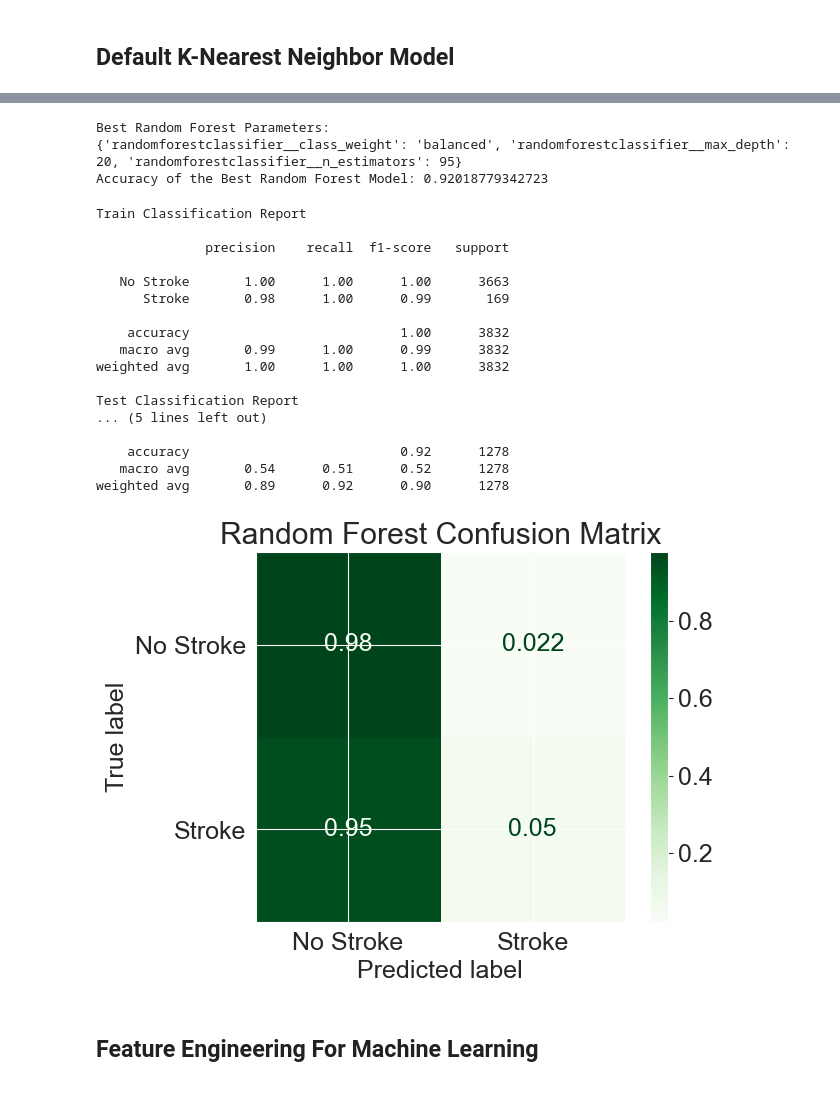
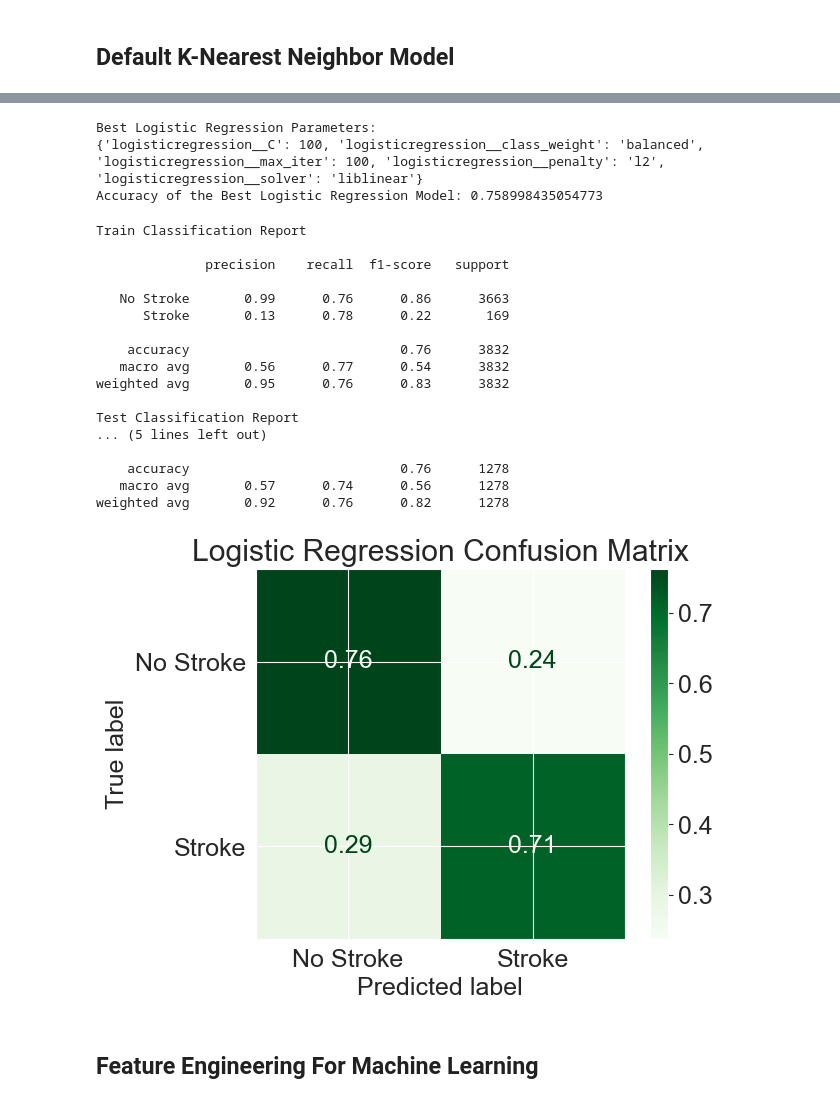
Before and after one commit to kevinbrnett/Project-2--Classification, a Jupyter notebook: Project_2_Part_4.ipynb, the cells around one changed output, grey strips where cells are left out. Cells and saved outputs as stored; diff of their text form; code cells hidden in the pictures.

```diff
--- a/Project_2_Part_4.ipynb
+++ b/Project_2_Part_4.ipynb
@@ -821,8 +820,15 @@ param_grid = {'randomforestclassifier__max_depth': range(9,21),
+# %%
+# Parameter Grid
+param_grid = {'logisticregression__C': [0.001, 0.01, 0.1, 1, 10, 100, 1000, 10000],
+              'logisticregression__class_weight': ['balanced', None],
+              'logisticregression__max_iter': [100, 1000, 2000],
+              'logisticregression__penalty': ['l2', 'l1'],
+              'logisticregression__solver': ['liblinear']}
 # %%
-rf_gridscv = GridSearchCV(rf_pipe, param_grid)
+lr_gridscv = GridSearchCV(lr_pipe, param_grid)
 
 # Fit on Train
-rf_gridscv.fit(X_train, y_train)
+lr_gridscv.fit(X_train, y_train)
 # %% [output]
 GridSearchCV(estimator=Pipeline(steps=[('columntransformer',
                                         ColumnTransformer(transformers=[('pipeline',
@@ -845,46 +850,48 @@ GridSearchCV(estimator=Pipeline(steps=[('columntransformer',
 # %%
 # Display best parameters for tuned model
-print('Best Random Forest Parameters:')
-print(rf_gridscv.best_params_)
-best_pipe = rf_gridscv.best_estimator_
-print(f'Accuracy of the Best Random Forest Model: {best_pipe.score(X_test, y_test)}')
+print('Best Logistic Regression Parameters:')
+print(lr_gridscv.best_params_)
+lr_best_pipe = lr_gridscv.best_estimator_
+print(f'Accuracy of the Best Logistic Regression Model: {lr_best_pipe.score(X_test, y_test)}')
 # %% [output]
-Best Random Forest Parameters:
-{'randomforestclassifier__class_weight': 'balanced', 'randomforestclassifier__max_depth': 20, 'randomforestclassifier__n_estimators': 95}
-Accuracy of the Best Random Forest Model: 0.92018779342723
+Best Logistic Regression Parameters:
+{'logisticregression__C': 100, 'logisticregression__class_weight': 'balanced', 'logisticregression__max_iter': 100, 'logisticregression__penalty': 'l2', 'logisticregression__solver': 'liblinear'}
+Accuracy of the Best Logistic Regression Model: 0.758998435054773
 # %%
 # Save Predictions
-best_pipe_train_preds = best_pipe.predict(X_train)
-best_pipe_test_preds = best_pipe.predict(X_test)
+lr_best_pipe_train_preds = lr_best_pipe.predict(X_train)
+lr_best_pipe_test_preds = lr_best_pipe.predict(X_test)
 # %%
 # Tuned Random Forest Model Metrics
 # Confusion Matrix
-ConfusionMatrixDisplay.from_predictions(y_test, best_pipe_test_preds, cmap='Greens', normalize='true', display_labels=labels).ax_.set_title('Random Forest Confusion Matrix')
+ConfusionMatrixDisplay.from_predictions(y_test, lr_best_pipe_test_preds,
+                                        cmap='Greens', normalize='true',
+                                        display_labels=labels).ax_.set_title('Logistic Regression Confusion Matrix')
 
 # Classification Report
 print('Train Classification Report', '\n')
-print(classification_report(y_train, best_pipe_train_preds, target_names=labels))
+print(classification_report(y_train, lr_best_pipe_train_preds, target_names=labels))
 print('Test Classification Report', '\n')
-print(classification_report(y_test, best_pipe_test_preds, target_names=labels))
+print(classification_report(y_test, lr_best_pipe_test_preds, target_names=labels))
 # %% [output]
 Train Classification Report
 
               precision    recall  f1-score   support
 
-   No Stroke       1.00      1.00      1.00      3663
-      Stroke       0.98      1.00      0.99       169
+   No Stroke       0.99      0.76      0.86      3663
+      Stroke       0.13      0.78      0.22       169
 
-    accuracy                           1.00      3832
-   macro avg       0.99      1.00      0.99      3832
-weighted avg       1.00      1.00      1.00      3832
+    accuracy                           0.76      3832
+   macro avg       0.56      0.77      0.54      3832
+weighted avg       0.95      0.76      0.83      3832
 
 Test Classification Report
 ... (5 lines left out)
 
-    accuracy                           0.92      1278
-   macro avg       0.54      0.51      0.52      1278
-weighted avg       0.89      0.92      0.90      1278
+    accuracy                           0.76      1278
+   macro avg       0.57      0.74      0.56      1278
+weighted avg       0.92      0.76      0.82      1278
-[figure, old version]
+[figure, new version]
 # %% [markdown]
 ## Feature Engineering For Machine Learning
 # %%
```
Also changed, not shown: parts of 30 cells of this notebook.
